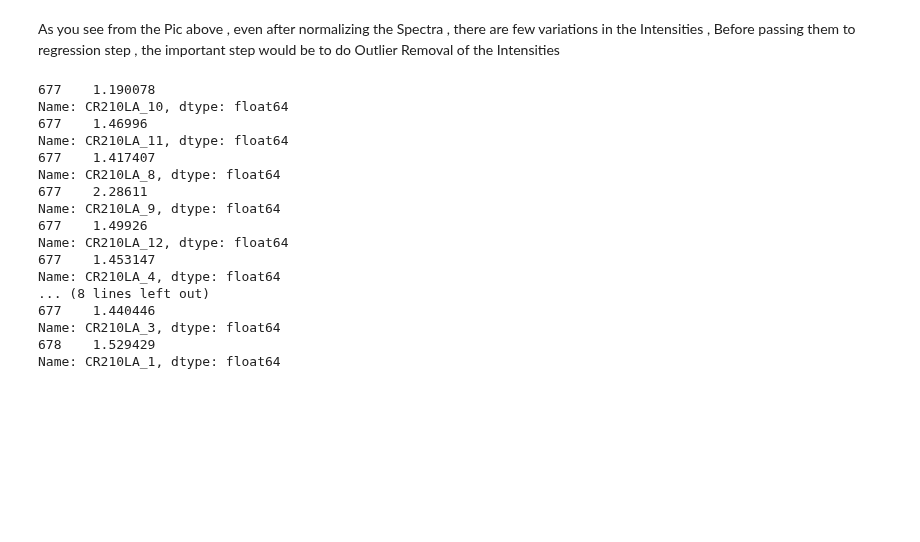
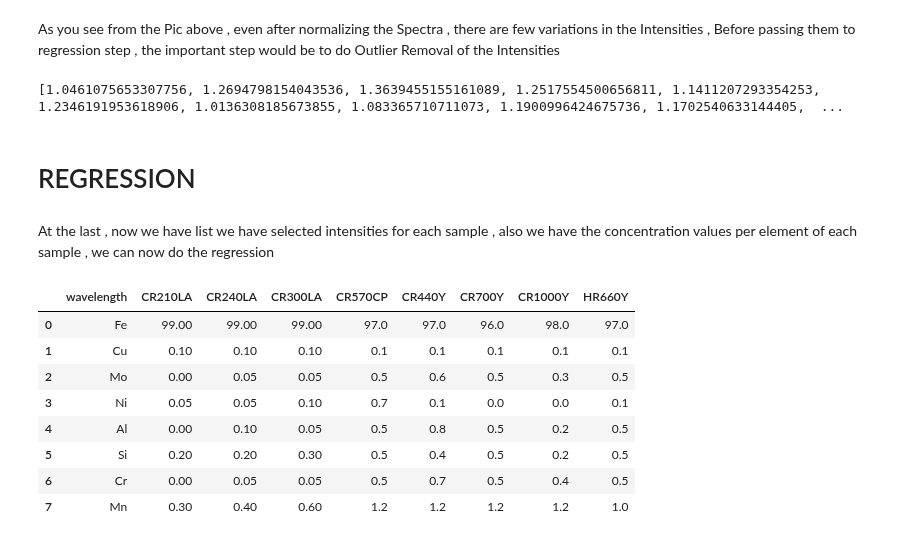
Before and after one commit to rahulrpatil3005/Handheld_LIBS, a Jupyter notebook: TUT6_UnivariateAnalysis_HandheldLIBS/UnivariateCalibration_hLIBS.ipynb, the cells around one changed output. Cells and saved outputs as stored; diff of their text form; code cells hidden in the pictures; blank space fills up the shorter version.

```diff
--- a/TUT6_UnivariateAnalysis_HandheldLIBS/UnivariateCalibration_hLIBS.ipynb
+++ b/TUT6_UnivariateAnalysis_HandheldLIBS/UnivariateCalibration_hLIBS.ipynb
@@ -632,26 +659,45 @@ As you see from the Pic above , even after normalizing the Spectra , there are f
+# %%
+CR210LA_Selected_Intensities = clean_intensities(processed_df=CR210LA_Processed_Select_df , threshold=2)
+CR240LA_Selected_Intensities = clean_intensities(processed_df=CR240LA_Processed_Select_df , threshold=2)
+CR300LA_Selected_Intensities = clean_intensities(processed_df=CR300LA_Processed_Select_df , threshold=2)
+CR440Y_Selected_Intensities = clean_intensities(processed_df=CR440Y_Processed_Select_df , threshold=2)
+CR570CP_Selected_Intensities = clean_intensities(processed_df=CR570CP_Processed_Select_df , threshold=2)
+CR700Y_Selected_Intensities = clean_intensities(processed_df=CR700Y_Processed_Select_df , threshold=2)
+HR660Y_Selected_Intensities = clean_intensities(processed_df=HR660Y_Processed_Select_df , threshold=2)
+CR1000Y_Selected_Intensities = clean_intensities(processed_df=CR1000Y_Processed_Select_df , threshold=2)
+
+print (CR300LA_Selected_Intensities)
+# %% [output]
+[1.0461075653307756, 1.2694798154043536, 1.3639455155161089, 1.2517554500656811, 1.1411207293354253, 1.2346191953618906, 1.0136308185673855, 1.083365710711073, 1.1900996424675736, 1.1702540633144405,  ...
 # %%
-Intensities_Selected = []
-all_intensities = []
+# all_intensities = []
 
-for col in CR210LA_Processed_Select_df.columns[1:]:
-        peak, _ = fp(CR210LA_Processed_Select_df[col],prominence=0.5)
-        all_intensities = CR210LA_Processed_Select_df[col].iloc[peak]
-        print(all_intensities)
+# for col in CR300LA_Processed_Select_df.columns[1:]:
+#         peak, _ = fp(CR300LA_Processed_Select_df[col],prominence=0.5)
+#         all_intensities.extend(CR300LA_Processed_Select_df[col].iloc[peak])
+
+# print(all_intensities)
+
+# mean_intensities = np.mean(all_intensities)
+# std_intensities = np.std(all_intensities)
+# z_scores = np.abs((all_intensities - mean_intensities) / std_intensities)
+
+# cleaned_intensities = [intensity for intensity, z_score in zip(all_intensities, z_scores) if z_score < 2]
+# print(cleaned_intensities)
-# %% [output]
-677    1.190078
-Name: CR210LA_10, dtype: float64
-677    1.46996
-Name: CR210LA_11, dtype: float64
-677    1.417407
-Name: CR210LA_8, dtype: float64
-677    2.28611
-Name: CR210LA_9, dtype: float64
-677    1.49926
-Name: CR210LA_12, dtype: float64
-677    1.453147
-Name: CR210LA_4, dtype: float64
-... (8 lines left out)
-677    1.440446
-Name: CR210LA_3, dtype: float64
-678    1.529429
-Name: CR210LA_1, dtype: float64
+# %% [markdown]
+# REGRESSION
+# %% [markdown]
+At the last , now we have list we have selected intensities for each sample , also we have the concentration values per element of each sample , we can now do the regression
+# %%
+concentration_data = pd.read_csv(r'Concentration.csv', skiprows=0)
+concentration_data
+# %% [output]
+|  | wavelength | CR210LA | CR240LA | CR300LA | CR570CP | CR440Y | CR700Y | CR1000Y | HR660Y |
+| 0 | Fe | 99.00 | 99.00 | 99.00 | 97.0 | 97.0 | 96.0 | 98.0 | 97.0 |
+| 1 | Cu | 0.10 | 0.10 | 0.10 | 0.1 | 0.1 | 0.1 | 0.1 | 0.1 |
+| 2 | Mo | 0.00 | 0.05 | 0.05 | 0.5 | 0.6 | 0.5 | 0.3 | 0.5 |
+| 3 | Ni | 0.05 | 0.05 | 0.10 | 0.7 | 0.1 | 0.0 | 0.0 | 0.1 |
+| 4 | Al | 0.00 | 0.10 | 0.05 | 0.5 | 0.8 | 0.5 | 0.2 | 0.5 |
+| 5 | Si | 0.20 | 0.20 | 0.30 | 0.5 | 0.4 | 0.5 | 0.2 | 0.5 |
+| 6 | Cr | 0.00 | 0.05 | 0.05 | 0.5 | 0.7 | 0.5 | 0.4 | 0.5 |
+| 7 | Mn | 0.30 | 0.40 | 0.60 | 1.2 | 1.2 | 1.2 | 1.2 | 1.0 |
```
Also changed, not shown: parts of 5 cells of this notebook, 1 other file.
